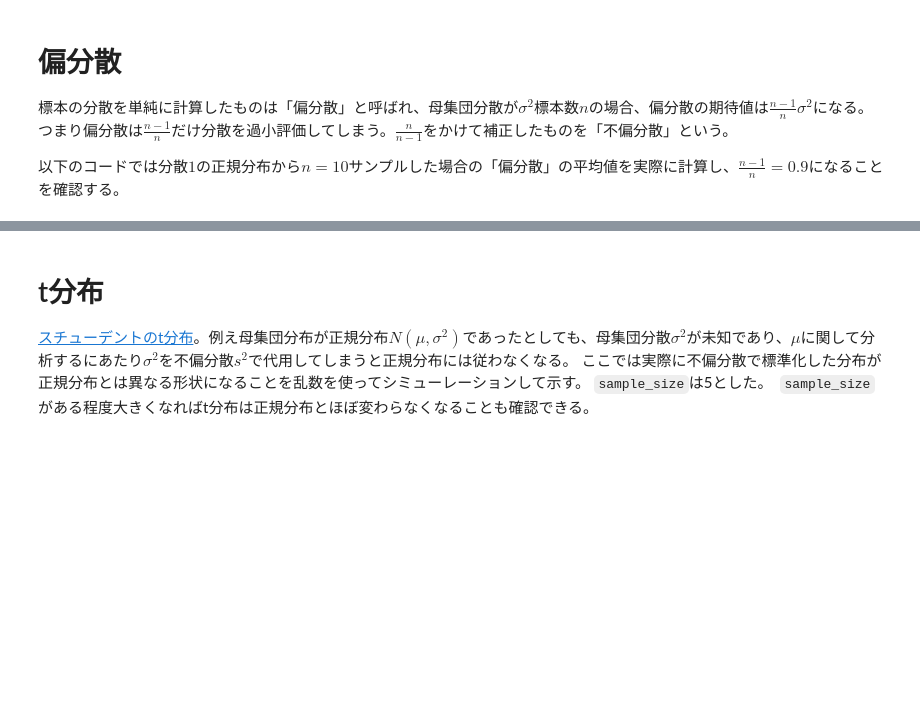
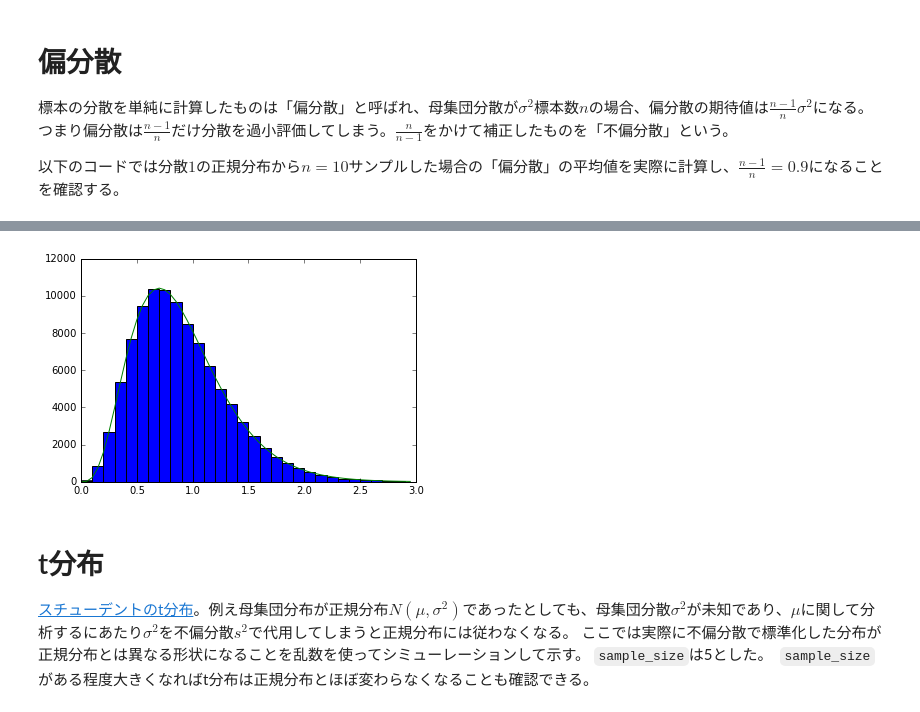
Before and after one commit to yunabe/codelab, a Jupyter notebook: python/notebook/statictics.ipynb, the cells around one changed output, grey strips where cells are left out. Cells and saved outputs as stored; diff of their text form; code cells hidden in the pictures; blank space fills up the shorter version.

```diff
--- a/python/notebook/statictics.ipynb
+++ b/python/notebook/statictics.ipynb
@@ -109,3 +108,21 @@ plt.show()
+# %%
+SAMPLE = 10
+REPEAT = 100 * 1000
+RANGE = (0, 3)
+BINS = 30
+
+# Histgram of
+norm = np.random.normal(0, 1, size=[SAMPLE, REPEAT])
+vars = np.var(norm, axis=0)
+plt.hist(vars, range=RANGE, bins=BINS)
+
+# Theoretical value
+x = np.arange(RANGE[0], RANGE[1], 0.05)
+plt.plot(x, stats.chi2.pdf(x * SAMPLE, SAMPLE - 1) * SAMPLE * REPEAT * (RANGE[1] - RANGE[0]) / BINS)
+
+plt.show()
+# %% [output]
+[figure, added]
 # %% [markdown]
 # t分布
 [スチューデントのt分布](https://ja.wikipedia.org/wiki/T%E5%88%86%E5%B8%83)。例え母集団分布が正規分布$N(\mu,\sigma^2)$であったとしても、母集団分散$\sigma^2$が未知であり、$\mu$に関して分析するにあたり$\sigma^2$を不偏分散$s^2$で代用してしまうと正規分布には従わなくなる。
```
Also changed, not shown: parts of 12 cells of this notebook.
